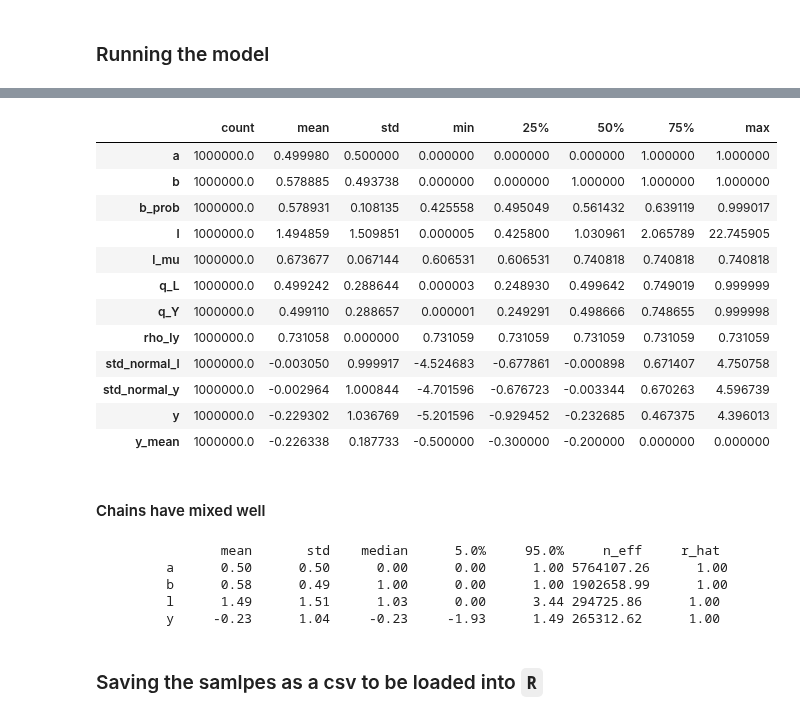
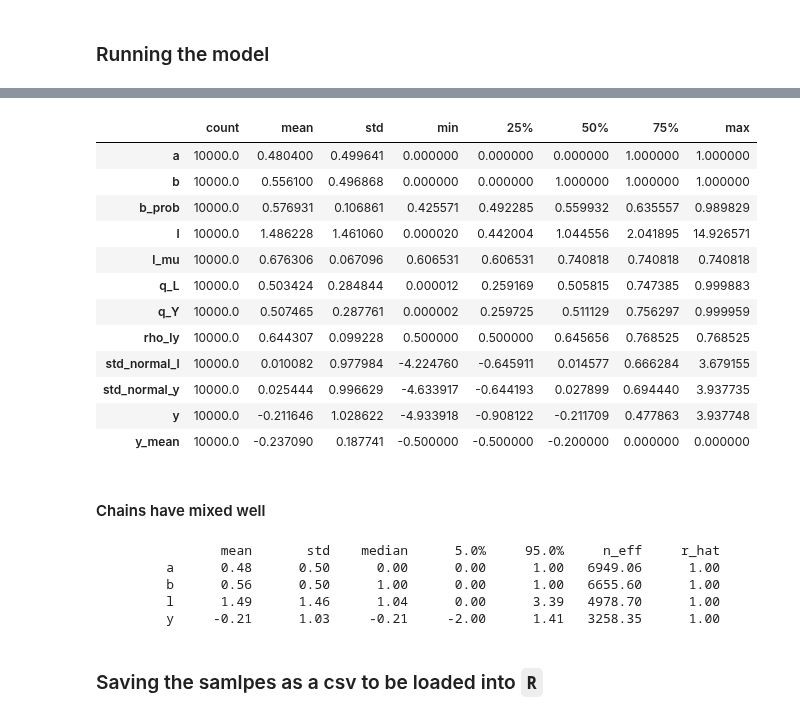
Before and after one commit to 12kleingordon34/Causal_Copulas, a Jupyter notebook: numpyro_samplers/didelez_simulation.ipynb, the cells around one changed output, grey strips where cells are left out. Cells and saved outputs as stored; diff of their text form; code cells hidden in the pictures.

```diff
--- a/numpyro_samplers/didelez_simulation.ipynb
+++ b/numpyro_samplers/didelez_simulation.ipynb
@@ -134,8 +134,8 @@ def base_didelez_model(y_dat=None,
     quantiles_Y = numpyro.deterministic('q_Y', dist.Normal(Y_mean, sigma_y).cdf(Y))
 
     # Choosing an arbitrary sigmoidal function for rho_ly
-    # rho_LY_val = numpyro.deterministic('rho_ly', jax.nn.sigmoid(0.6 * (B + A)))
-    rho_LY_val = numpyro.deterministic('rho_ly', jax.nn.sigmoid(1.))
+    rho_LY_val = numpyro.deterministic('rho_ly', jax.nn.sigmoid(0.6 * (B + A)))
+    # rho_LY_val = numpyro.deterministic('rho_ly', jax.nn.sigmoid(1.))
 
 
     # `numpyro.factor()` appears to add a log-likelihood to the sampling space
@@ -152,7 +152,8 @@ Since this model contains a mixture of discrete and continuous parameters, we mu
 
 When the likelihood contains a copula term whose off-diagnonal terms are functions of the other parameter (not simply constants), the `MixedHMC` approach took a great deal of time and would not finish. The second `DiscreteHMCGibbs` alternative uses a HMC/NUTS sampler for the continuous parameters and Gibbs sampler for the discrete ones. This one works far better and draws samples in a reasonable amount of time.
 # %%
-base_didelez_kernel = DiscreteHMCGibbs(NUTS(base_didelez_model), modified=True)
+# base_didelez_kernel = DiscreteHMCGibbs(NUTS(base_didelez_model), modified=True)
+base_didelez_kernel = MixedHMC(HMC(base_didelez_model, trajectory_length=1.2), num_discrete_updates=20)
 # %% [markdown]
 To remain consistent with the format in the `R` `causl` package, we constructed the parameterisation for the Didelez model in a similar form as the `R` vignettes.
 # %%
@@ -185,8 +186,8 @@ print(R_params)
 mcmc_didelez = MCMC(
     base_didelez_kernel,
     num_warmup=1000,
-    num_samples=1_000_000,
-    progress_bar=False
+    num_samples=10_000,
+    progress_bar=True
 )
 
 mcmc_didelez.run(
@@ -214,26 +215,26 @@ Wall time: 11 s
 |  | count | mean | std | min | 25% | 50% | 75% | max |
-| a | 1000000.0 | 0.499980 | 0.500000 | 0.000000 | 0.000000 | 0.000000 | 1.000000 | 1.000000 |
-| b | 1000000.0 | 0.578885 | 0.493738 | 0.000000 | 0.000000 | 1.000000 | 1.000000 | 1.000000 |
-| b_prob | 1000000.0 | 0.578931 | 0.108135 | 0.425558 | 0.495049 | 0.561432 | 0.639119 | 0.999017 |
-| l | 1000000.0 | 1.494859 | 1.509851 | 0.000005 | 0.425800 | 1.030961 | 2.065789 | 22.745905 |
-| l_mu | 1000000.0 | 0.673677 | 0.067144 | 0.606531 | 0.606531 | 0.740818 | 0.740818 | 0.740818 |
-| q_L | 1000000.0 | 0.499242 | 0.288644 | 0.000003 | 0.248930 | 0.499642 | 0.749019 | 0.999999 |
-| q_Y | 1000000.0 | 0.499110 | 0.288657 | 0.000001 | 0.249291 | 0.498666 | 0.748655 | 0.999998 |
-| rho_ly | 1000000.0 | 0.731058 | 0.000000 | 0.731059 | 0.731059 | 0.731059 | 0.731059 | 0.731059 |
-| std_normal_l | 1000000.0 | -0.003050 | 0.999917 | -4.524683 | -0.677861 | -0.000898 | 0.671407 | 4.750758 |
-| std_normal_y | 1000000.0 | -0.002964 | 1.000844 | -4.701596 | -0.676723 | -0.003344 | 0.670263 | 4.596739 |
-| y | 1000000.0 | -0.229302 | 1.036769 | -5.201596 | -0.929452 | -0.232685 | 0.467375 | 4.396013 |
-| y_mean | 1000000.0 | -0.226338 | 0.187733 | -0.500000 | -0.300000 | -0.200000 | 0.000000 | 0.000000 |
+| a | 10000.0 | 0.480400 | 0.499641 | 0.000000 | 0.000000 | 0.000000 | 1.000000 | 1.000000 |
+| b | 10000.0 | 0.556100 | 0.496868 | 0.000000 | 0.000000 | 1.000000 | 1.000000 | 1.000000 |
+| b_prob | 10000.0 | 0.576931 | 0.106861 | 0.425571 | 0.492285 | 0.559932 | 0.635557 | 0.989829 |
+| l | 10000.0 | 1.486228 | 1.461060 | 0.000020 | 0.442004 | 1.044556 | 2.041895 | 14.926571 |
+| l_mu | 10000.0 | 0.676306 | 0.067096 | 0.606531 | 0.606531 | 0.740818 | 0.740818 | 0.740818 |
+| q_L | 10000.0 | 0.503424 | 0.284844 | 0.000012 | 0.259169 | 0.505815 | 0.747385 | 0.999883 |
+| q_Y | 10000.0 | 0.507465 | 0.287761 | 0.000002 | 0.259725 | 0.511129 | 0.756297 | 0.999959 |
+| rho_ly | 10000.0 | 0.644307 | 0.099228 | 0.500000 | 0.500000 | 0.645656 | 0.768525 | 0.768525 |
+| std_normal_l | 10000.0 | 0.010082 | 0.977984 | -4.224760 | -0.645911 | 0.014577 | 0.666284 | 3.679155 |
+| std_normal_y | 10000.0 | 0.025444 | 0.996629 | -4.633917 | -0.644193 | 0.027899 | 0.694440 | 3.937735 |
+| y | 10000.0 | -0.211646 | 1.028622 | -4.933918 | -0.908122 | -0.211709 | 0.477863 | 3.937748 |
+| y_mean | 10000.0 | -0.237090 | 0.187741 | -0.500000 | -0.500000 | -0.200000 | 0.000000 | 0.000000 |
 # %% [markdown]
 #### Chains have mixed well
 # %%
 mcmc_didelez.print_summary()
 # %% [output]
                 mean       std    median      5.0%     95.0%     n_eff     r_hat
-         a      0.50      0.50      0.00      0.00      1.00 5764107.26      1.00
-         b      0.58      0.49      1.00      0.00      1.00 1902658.99      1.00
-         l      1.49      1.51      1.03      0.00      3.44 294725.86      1.00
-         y     -0.23      1.04     -0.23     -1.93      1.49 265312.62      1.00
+         a      0.48      0.50      0.00      0.00      1.00   6949.06      1.00
+         b      0.56      0.50      1.00      0.00      1.00   6655.60      1.00
+         l      1.49      1.46      1.04      0.00      3.39   4978.70      1.00
+         y     -0.21      1.03     -0.21     -2.00      1.41   3258.35      1.00
 # %% [markdown]
 ### Saving the samlpes as a csv to be loaded into `R`
 # %%
```
Also changed, not shown: parts of 8 cells of this notebook.
